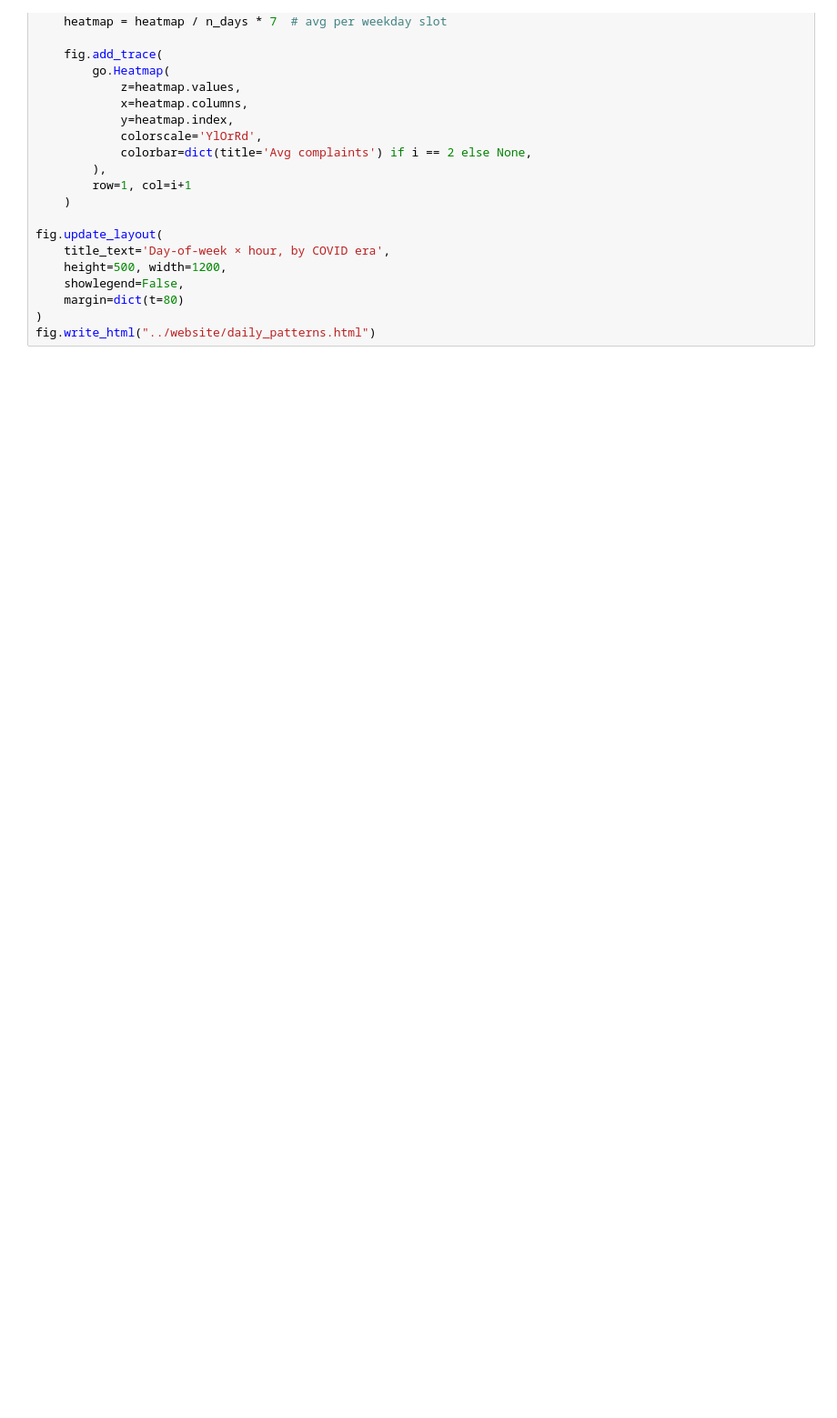
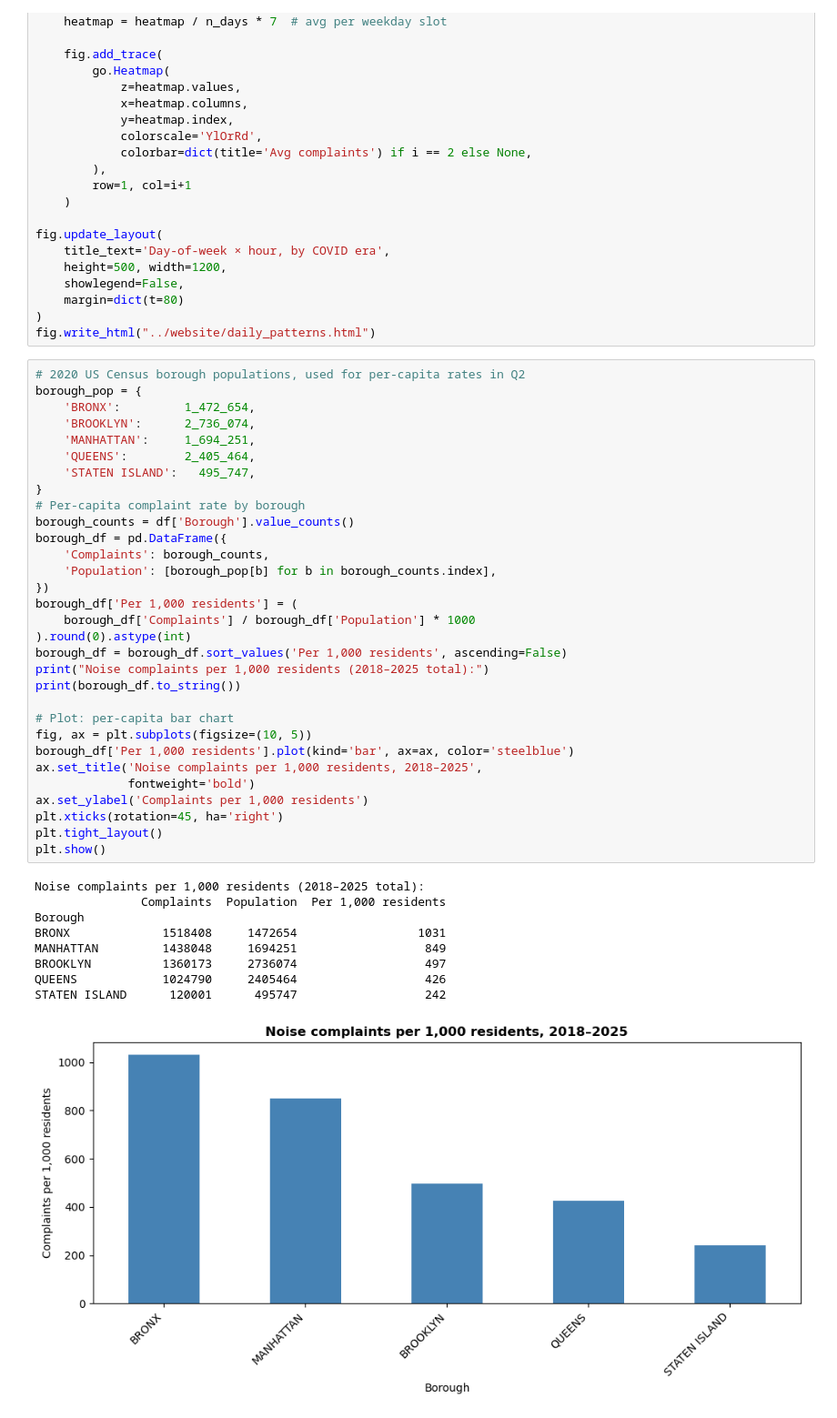
Before and after one commit to thorrila/sda_final_project, a Jupyter notebook: notebook/plots_for_website.ipynb, the cells around one changed output. Shown at 91% size. Cells and saved outputs as stored; diff of their text form; blank space fills up the shorter version.

Commit message:
added one more plot

```diff
--- a/notebook/plots_for_website.ipynb
+++ b/notebook/plots_for_website.ipynb
@@ -151,3 +151,44 @@ fig.update_layout(
     margin=dict(t=80)
 )
 fig.write_html("../website/daily_patterns.html")
+# %%
+# 2020 US Census borough populations, used for per-capita rates in Q2
+borough_pop = {
+    'BRONX':         1_472_654,
+    'BROOKLYN':      2_736_074,
+    'MANHATTAN':     1_694_251,
+    'QUEENS':        2_405_464,
+    'STATEN ISLAND':   495_747,
+}
+# Per-capita complaint rate by borough
+borough_counts = df['Borough'].value_counts()
+borough_df = pd.DataFrame({
+    'Complaints': borough_counts,
+    'Population': [borough_pop[b] for b in borough_counts.index],
+})
+borough_df['Per 1,000 residents'] = (
+    borough_df['Complaints'] / borough_df['Population'] * 1000
+).round(0).astype(int)
+borough_df = borough_df.sort_values('Per 1,000 residents', ascending=False)
+print("Noise complaints per 1,000 residents (2018–2025 total):")
+print(borough_df.to_string())
+
+# Plot: per-capita bar chart
+fig, ax = plt.subplots(figsize=(10, 5))
+borough_df['Per 1,000 residents'].plot(kind='bar', ax=ax, color='steelblue')
+ax.set_title('Noise complaints per 1,000 residents, 2018–2025',
+             fontweight='bold')
+ax.set_ylabel('Complaints per 1,000 residents')
+plt.xticks(rotation=45, ha='right')
+plt.tight_layout()
+plt.show()
+# %% [output]
+Noise complaints per 1,000 residents (2018–2025 total):
+               Complaints  Population  Per 1,000 residents
+Borough
+BRONX             1518408     1472654                 1031
+MANHATTAN         1438048     1694251                  849
+BROOKLYN          1360173     2736074                  497
+QUEENS            1024790     2405464                  426
+STATEN ISLAND      120001      495747                  242
+[figure, added]
```
Also changed, not shown: parts of 1 cell of this notebook, 6 other files.
